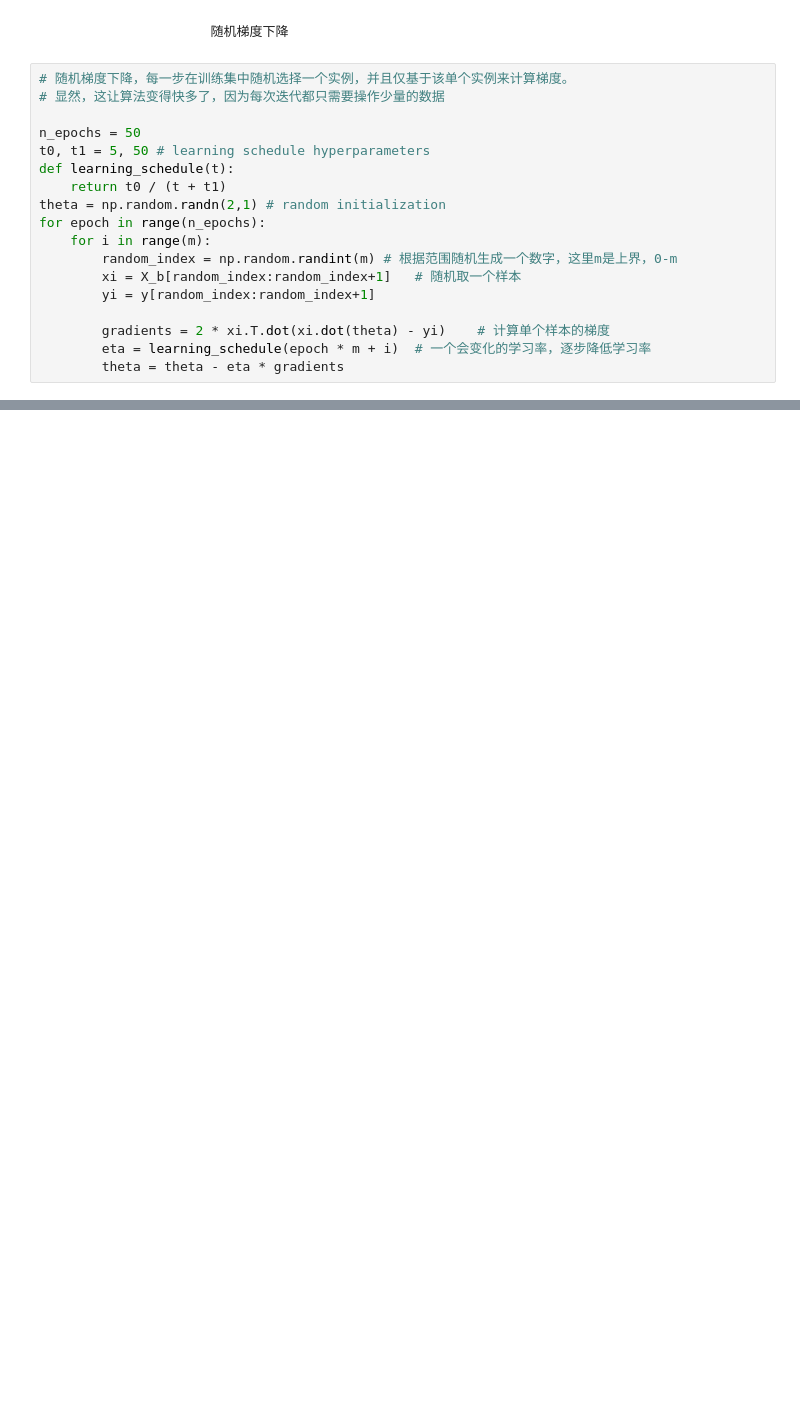
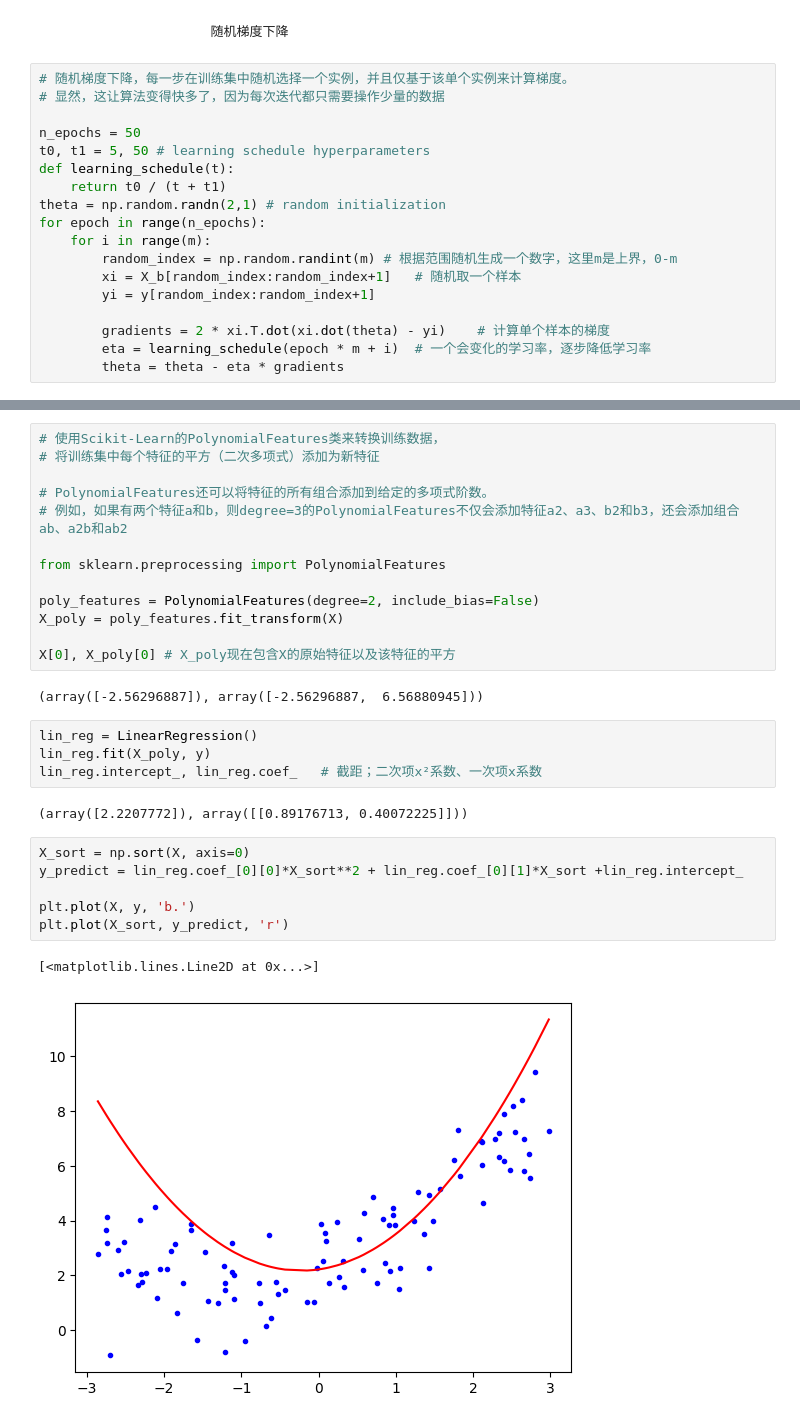
Before and after one commit to aksjfds/-, a Jupyter notebook: 训练模型/study.ipynb, the cells around one changed output, grey strips where cells are left out. Drawn from its saved outputs; the diff is of its cells as text; blank space fills up the shorter version.

```diff
--- a/训练模型/study.ipynb
+++ b/训练模型/study.ipynb
@@ -68,0 +116,30 @@ for epoch in range(n_epochs):
+# %%
+# 使用Scikit-Learn的PolynomialFeatures类来转换训练数据，
+# 将训练集中每个特征的平方（二次多项式）添加为新特征
+
+# PolynomialFeatures还可以将特征的所有组合添加到给定的多项式阶数。
+# 例如，如果有两个特征a和b，则degree=3的PolynomialFeatures不仅会添加特征a2、a3、b2和b3，还会添加组合ab、a2b和ab2
+
+from sklearn.preprocessing import PolynomialFeatures
+
+poly_features = PolynomialFeatures(degree=2, include_bias=False)
+X_poly = poly_features.fit_transform(X)
+
+X[0], X_poly[0] # X_poly现在包含X的原始特征以及该特征的平方
+# %% [output]
+(array([-2.56296887]), array([-2.56296887,  6.56880945]))
+# %%
+lin_reg = LinearRegression()
+lin_reg.fit(X_poly, y)
+lin_reg.intercept_, lin_reg.coef_   # 截距；二次项x²系数、一次项x系数
+# %% [output]
+(array([2.2207772]), array([[0.89176713, 0.40072225]]))
+# %%
+X_sort = np.sort(X, axis=0)
+y_predict = lin_reg.coef_[0][0]*X_sort**2 + lin_reg.coef_[0][1]*X_sort +lin_reg.intercept_
+
+plt.plot(X, y, 'b.')
+plt.plot(X_sort, y_predict, 'r')
+# %% [output]
+[<matplotlib.lines.Line2D at 0x...>]
+[figure, added]
```
Also changed, not shown: parts of 39 cells of this notebook, 1 other file.
